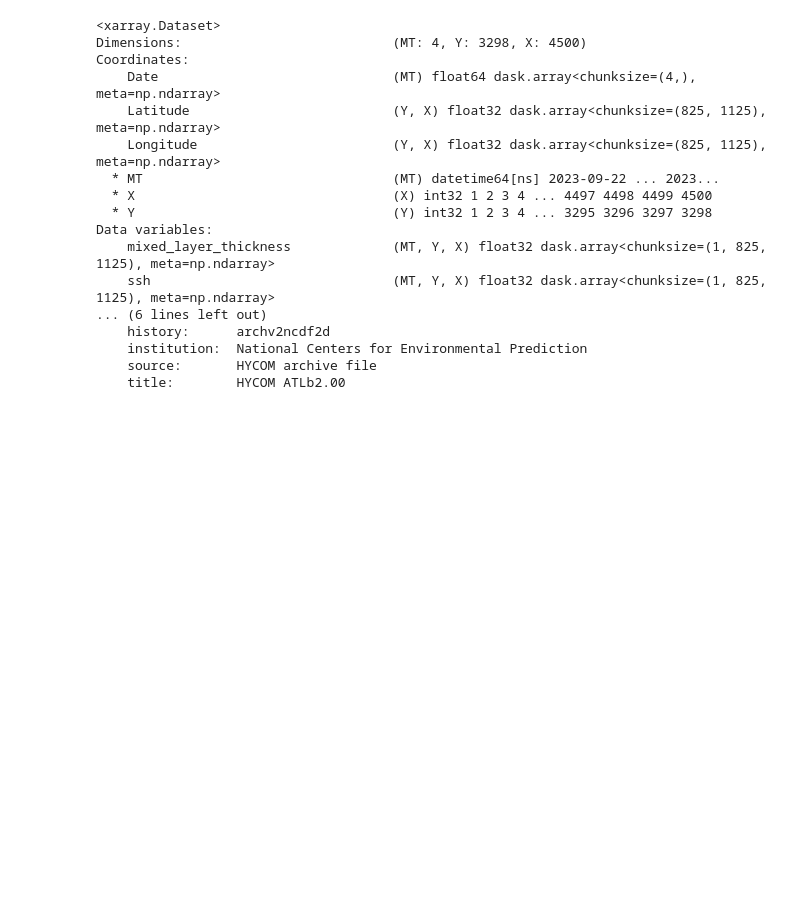
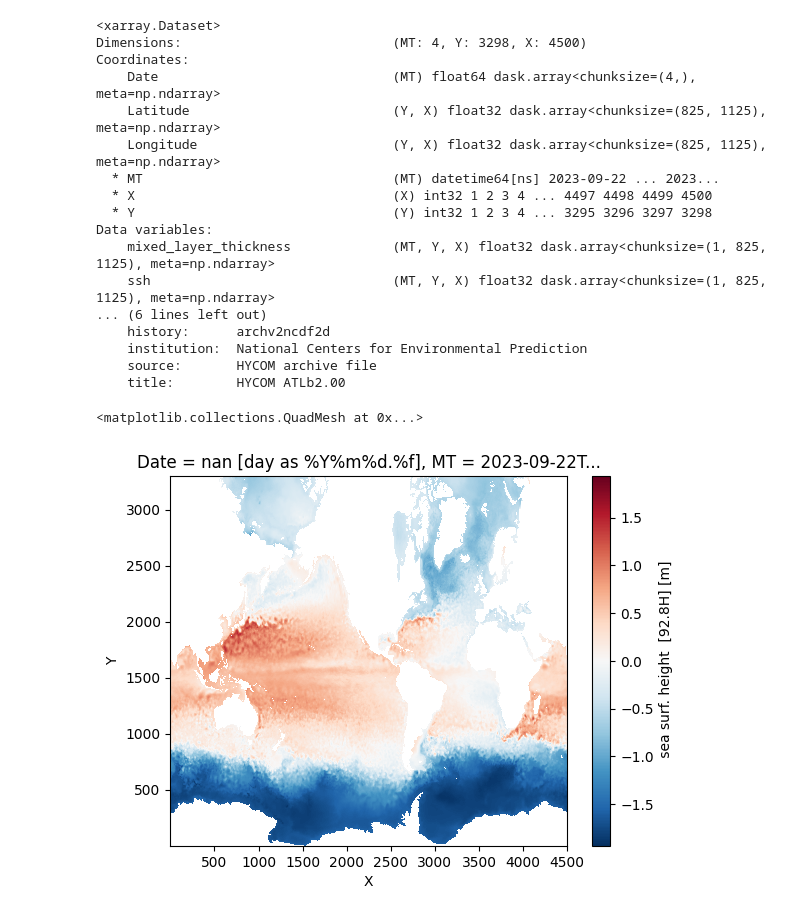
Before and after one commit to mpiannucci/ocean-notebooks, a Jupyter notebook: rtofs_global_kerchunk.ipynb, the cells around one changed output. Saved outputs shown, nothing was run; the diff lists cells and outputs as text; code cells hidden in the pictures; blank space fills up the shorter version.

Commit message:
Add image example to rtofs

```diff
--- a/rtofs_global_kerchunk.ipynb
+++ b/rtofs_global_kerchunk.ipynb
@@ -123,3 +124,8 @@ Data variables:
     institution:  National Centers for Environmental Prediction
     source:       HYCOM archive file
     title:        HYCOM ATLb2.00
+# %%
+ds.ssh.cf.isel(time=1).plot()
+# %% [output]
+<matplotlib.collections.QuadMesh at 0x...>
+[figure, added]
```
Also changed, not shown: parts of 1 cell of this notebook.
